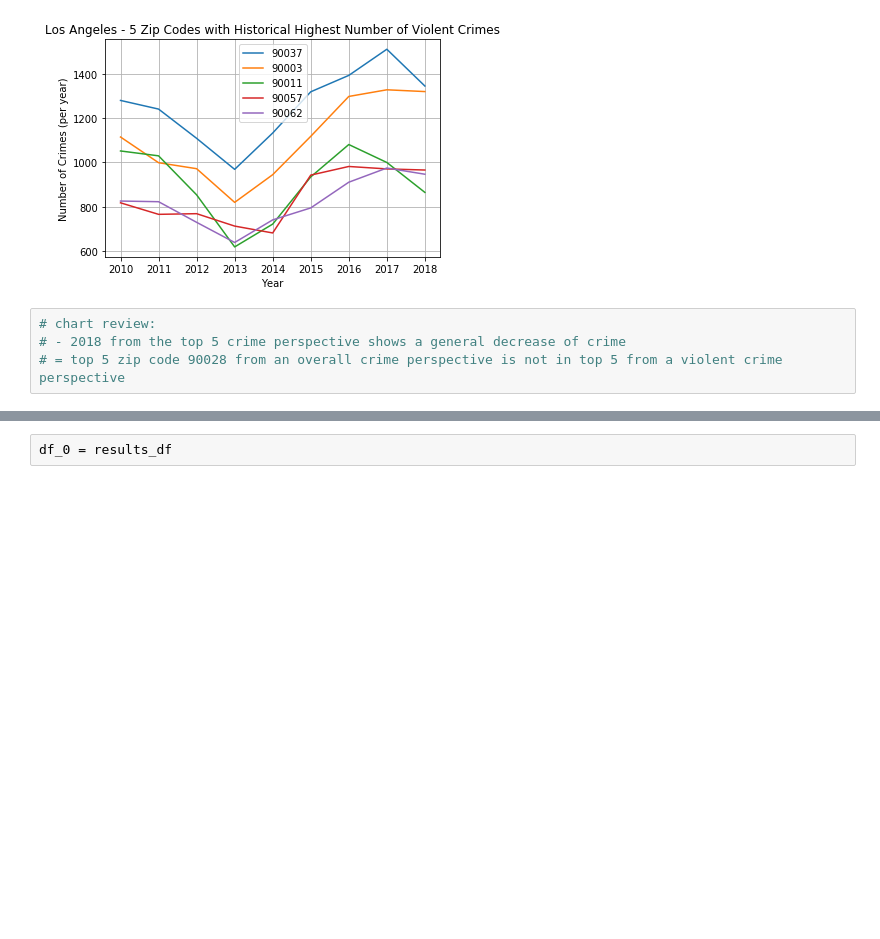
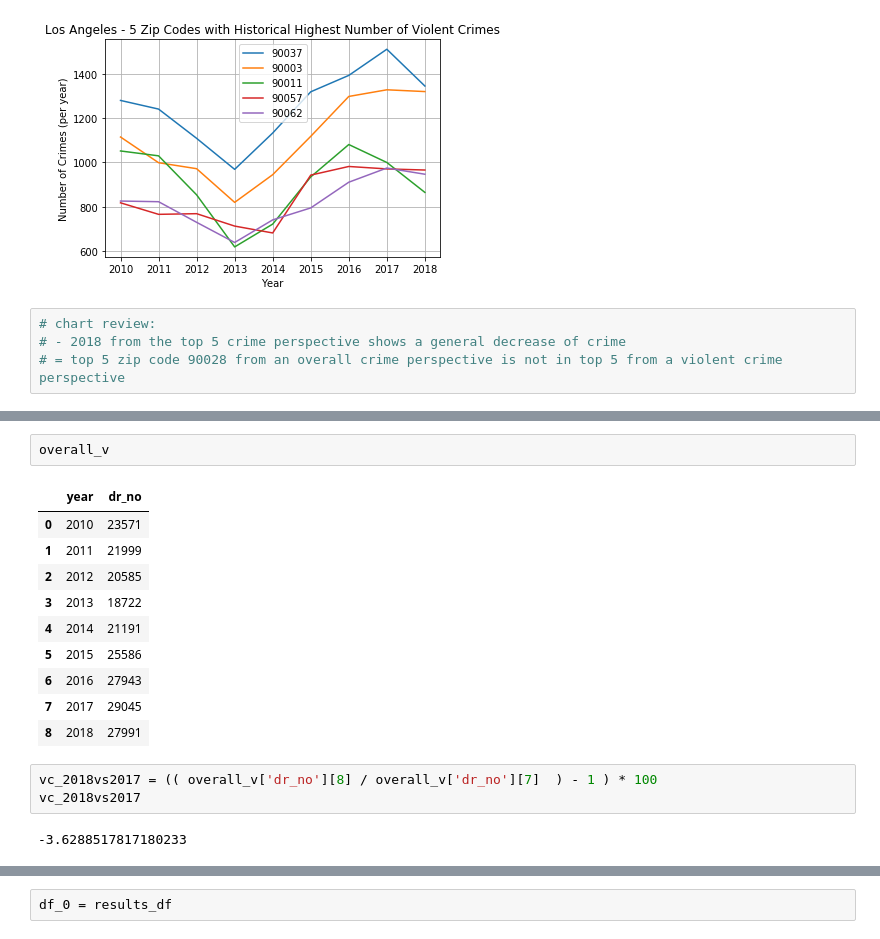
Before and after one commit to frederikdebruyker/Los-Angeles-Crime-Statistics, a Jupyter notebook: los_angeles_crime_statistics.ipynb, the cells around one changed output, grey strips where cells are left out. Cells and saved outputs as stored; diff of their text form; blank space fills up the shorter version.

```diff
--- a/los_angeles_crime_statistics.ipynb
+++ b/los_angeles_crime_statistics.ipynb
@@ -455,0 +480,18 @@ plt.show()
+# %%
+overall_v
+# %% [output]
+|  | year | dr_no |
+| 0 | 2010 | 23571 |
+| 1 | 2011 | 21999 |
+| 2 | 2012 | 20585 |
+| 3 | 2013 | 18722 |
+| 4 | 2014 | 21191 |
+| 5 | 2015 | 25586 |
+| 6 | 2016 | 27943 |
+| 7 | 2017 | 29045 |
+| 8 | 2018 | 27991 |
+# %%
+vc_2018vs2017 = (( overall_v['dr_no'][8] / overall_v['dr_no'][7]  ) - 1 ) * 100
+vc_2018vs2017
+# %% [output]
+-3.6288517817180233
```
Also changed, not shown: parts of 5 cells of this notebook, 1 other file.
